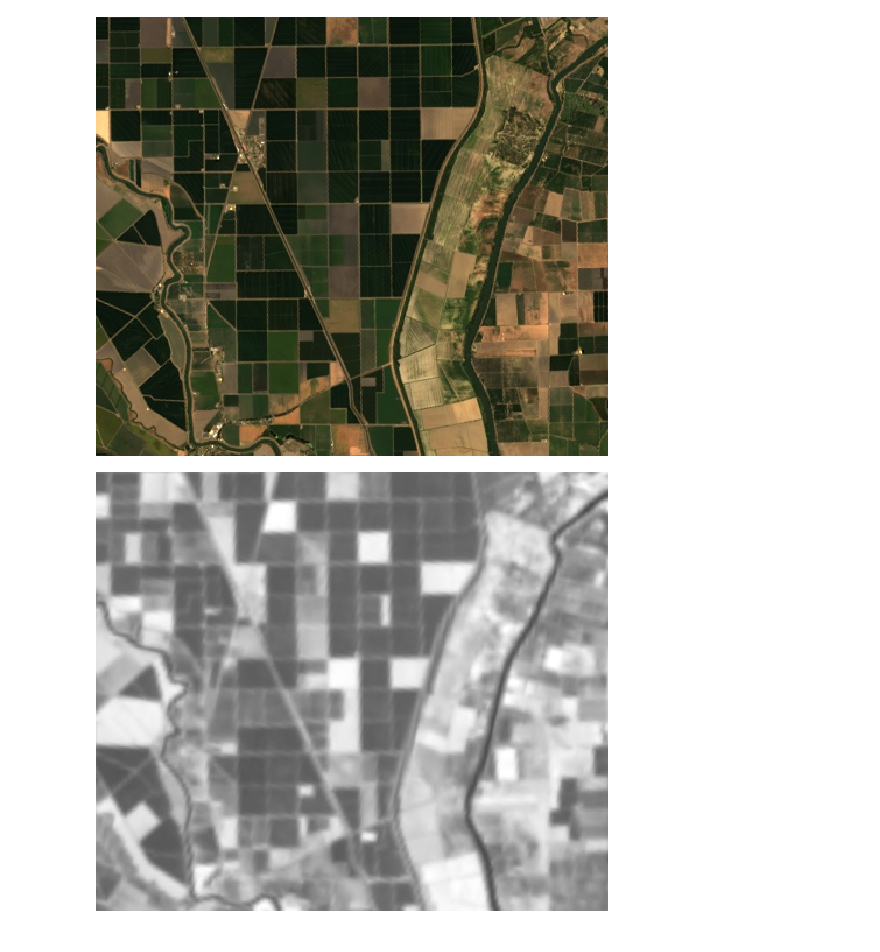
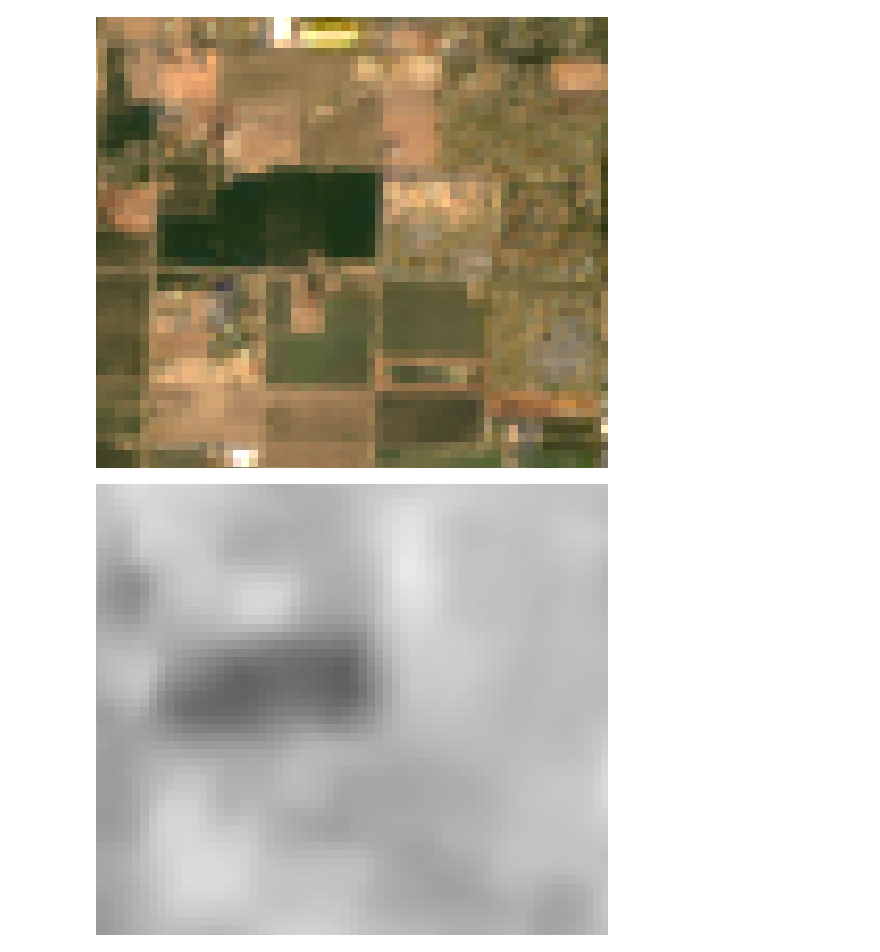
Before and after one commit to Open-ET/openet-core, a Jupyter notebook: examples/landsat_thermal_sharpening.ipynb, the cells around one changed output. Drawn from its saved outputs; the diff is of its cells as text; code cells hidden in the pictures.

```diff
--- a/examples/landsat_thermal_sharpening.ipynb
+++ b/examples/landsat_thermal_sharpening.ipynb
@@ -24,7 +24,7 @@ def point_image_value(image, xy, scale=1):
 #       embed=True, format='png')
 # %%
 # landsat_id = 'LC08_044033_20170918'  # Cloudy, some clear areas over northern CV
-landsat_id = 'LC08_044033_20170716'  # Clear
-landsat_img = ee.Image('LANDSAT/LC08/C01/T1_SR/{}'.format(landsat_id))
+landsat_id = 'LC08_042034_20180705'  # Clear
+landsat_sr_img = ee.Image('LANDSAT/LC08/C01/T1_SR/{}'.format(landsat_id))
 # pprint.pprint(landsat_img.getInfo())
 # pprint.pprint(landsat_img.get('system:id').getInfo())
@@ -34,15 +31,19 @@ study_region = study_geom.bounds(1, 'EPSG:4326')
+# %%
+# -120.10237, 36.946608
+study_geom = ee.Geometry.Rectangle(-120.11237, 36.939608, -120.09237, 36.953608)
+study_region = study_geom.bounds(1, 'EPSG:4326')
 # %%
-Image(url=landsat_img.select([3, 2, 1])\
-          .getThumbURL({'min': 0.0, 'max': 3000, 'dimensions':512, 'region': study_region}),
-      embed=True, format='png')
+image_url = landsat_sr_img.select([3, 2, 1])\
+    .getThumbURL({'min': 0.0, 'max': 3000, 'dimensions':512, 'region': study_region})
+Image(url=image_url, embed=True, format='png')
 # %% [output]
-[figure, old version]
+[figure, new version]
 # %%
-Image(url=landsat_img.select(['B10'])\
-          .getThumbURL({'min': 2900, 'max': 3200, 'dimensions':512, 'region': study_region}),
-      embed=True, format='png')
+image_url = landsat_sr_img.select(['B10'])\
+    .getThumbURL({'min': 2900, 'max': 3200, 'dimensions':512, 'region': study_region})
+Image(url=image_url, embed=True, format='png')
 # %% [output]
-[figure, old version]
+[figure, new version]
 # %%
 # Copied from PTJPL Image.from_landsat_c1_sr()
 input_bands = ee.Dictionary({
```
Also changed, not shown: parts of 4 cells of this notebook, 2 other files.
